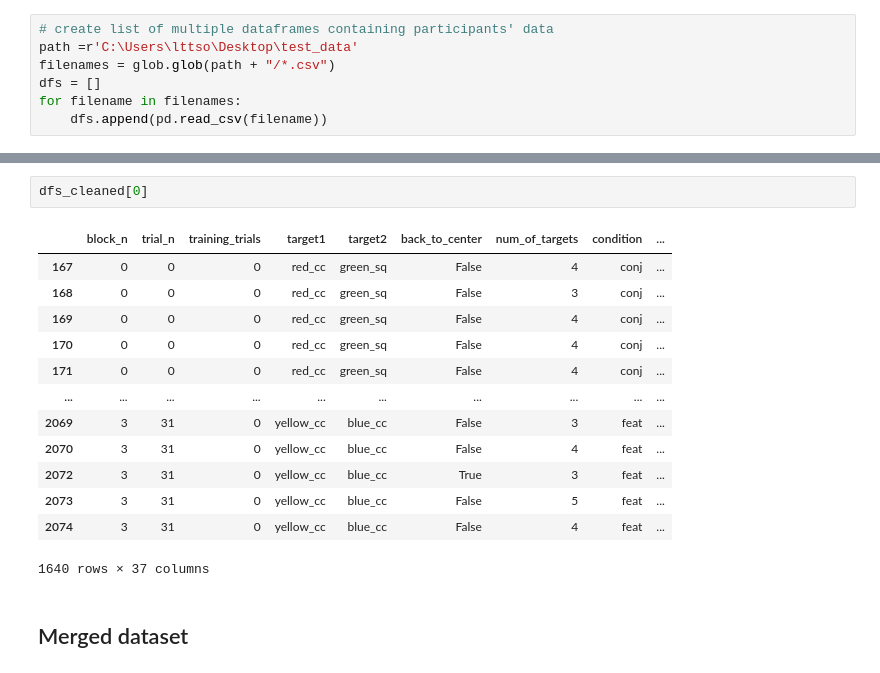
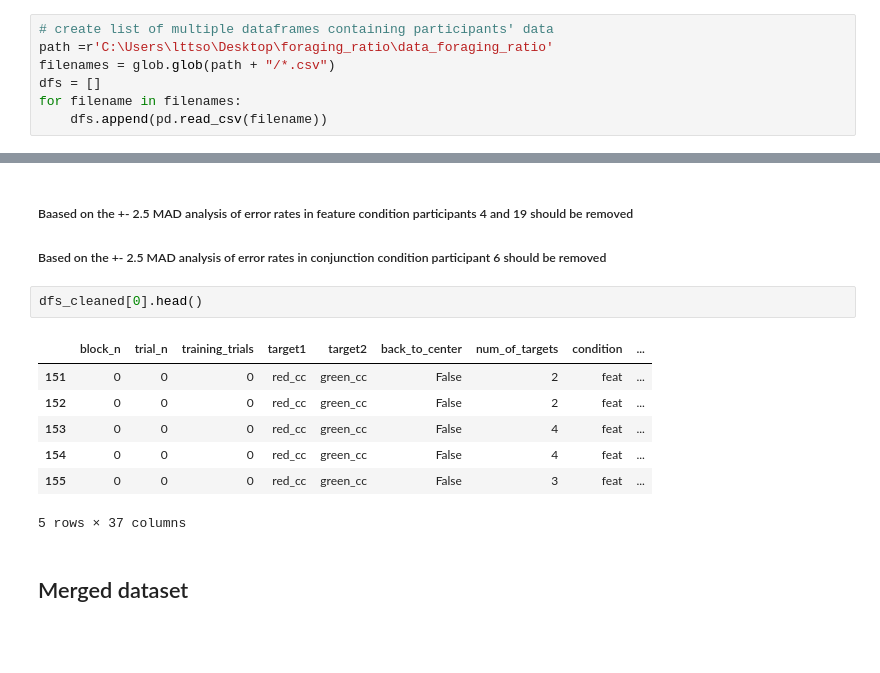
Before and after one commit to lttsophie/foraging_circle, a Jupyter notebook: Preprocessing.ipynb, the cells around one changed output, grey strips where cells are left out. Saved outputs shown, nothing was run; the diff lists cells and outputs as text; blank space fills up the shorter version.

```diff
--- a/Preprocessing.ipynb
+++ b/Preprocessing.ipynb
@@ -6,6 +8,6 @@ import matplotlib.pyplot as plt
 # %%
 # create list of multiple dataframes containing participants' data
-path =r'C:\Users\lttso\Desktop\test_data'
+path =r'C:\Users\lttso\Desktop\foraging_ratio\data_foraging_ratio'
 filenames = glob.glob(path + "/*.csv")
 dfs = []
 for filename in filenames:
@@ -102,19 +179,16 @@ error_rates
+# %% [markdown]
+##### Baased on the +- 2.5 MAD analysis of error rates in feature condition participants 4 and 19 should be removed
+##### Based on the +- 2.5 MAD analysis of error rates in conjunction condition participant 6 should be removed
 # %%
-dfs_cleaned[0]
+dfs_cleaned[0].head()
 # %% [output]
 |  | block_n | trial_n | training_trials | target1 | target2 | back_to_center | num_of_targets | condition | ... |
-| 167 | 0 | 0 | 0 | red_cc | green_sq | False | 4 | conj | ... |
-| 168 | 0 | 0 | 0 | red_cc | green_sq | False | 3 | conj | ... |
-| 169 | 0 | 0 | 0 | red_cc | green_sq | False | 4 | conj | ... |
-| 170 | 0 | 0 | 0 | red_cc | green_sq | False | 4 | conj | ... |
-| 171 | 0 | 0 | 0 | red_cc | green_sq | False | 4 | conj | ... |
-| ... | ... | ... | ... | ... | ... | ... | ... | ... | ... |
-| 2069 | 3 | 31 | 0 | yellow_cc | blue_cc | False | 3 | feat | ... |
-| 2070 | 3 | 31 | 0 | yellow_cc | blue_cc | False | 4 | feat | ... |
-| 2072 | 3 | 31 | 0 | yellow_cc | blue_cc | True | 3 | feat | ... |
-| 2073 | 3 | 31 | 0 | yellow_cc | blue_cc | False | 5 | feat | ... |
-| 2074 | 3 | 31 | 0 | yellow_cc | blue_cc | False | 4 | feat | ... |
+| 151 | 0 | 0 | 0 | red_cc | green_cc | False | 2 | feat | ... |
+| 152 | 0 | 0 | 0 | red_cc | green_cc | False | 2 | feat | ... |
+| 153 | 0 | 0 | 0 | red_cc | green_cc | False | 4 | feat | ... |
+| 154 | 0 | 0 | 0 | red_cc | green_cc | False | 4 | feat | ... |
+| 155 | 0 | 0 | 0 | red_cc | green_cc | False | 3 | feat | ... |
-1640 rows × 37 columns
+5 rows × 37 columns
 # %% [markdown]
 ## Merged dataset
 # %%
```
Also changed, not shown: parts of 65 cells of this notebook.
